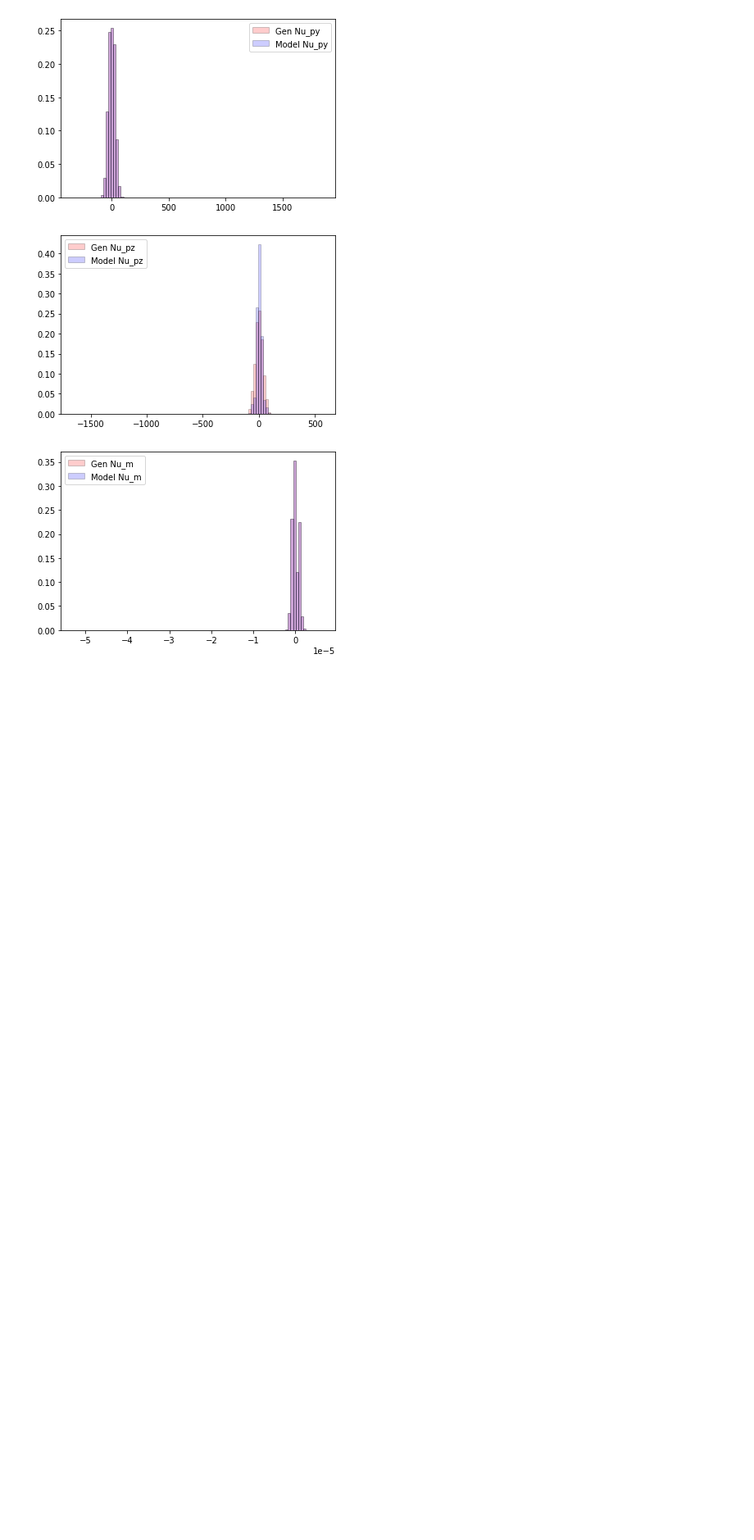
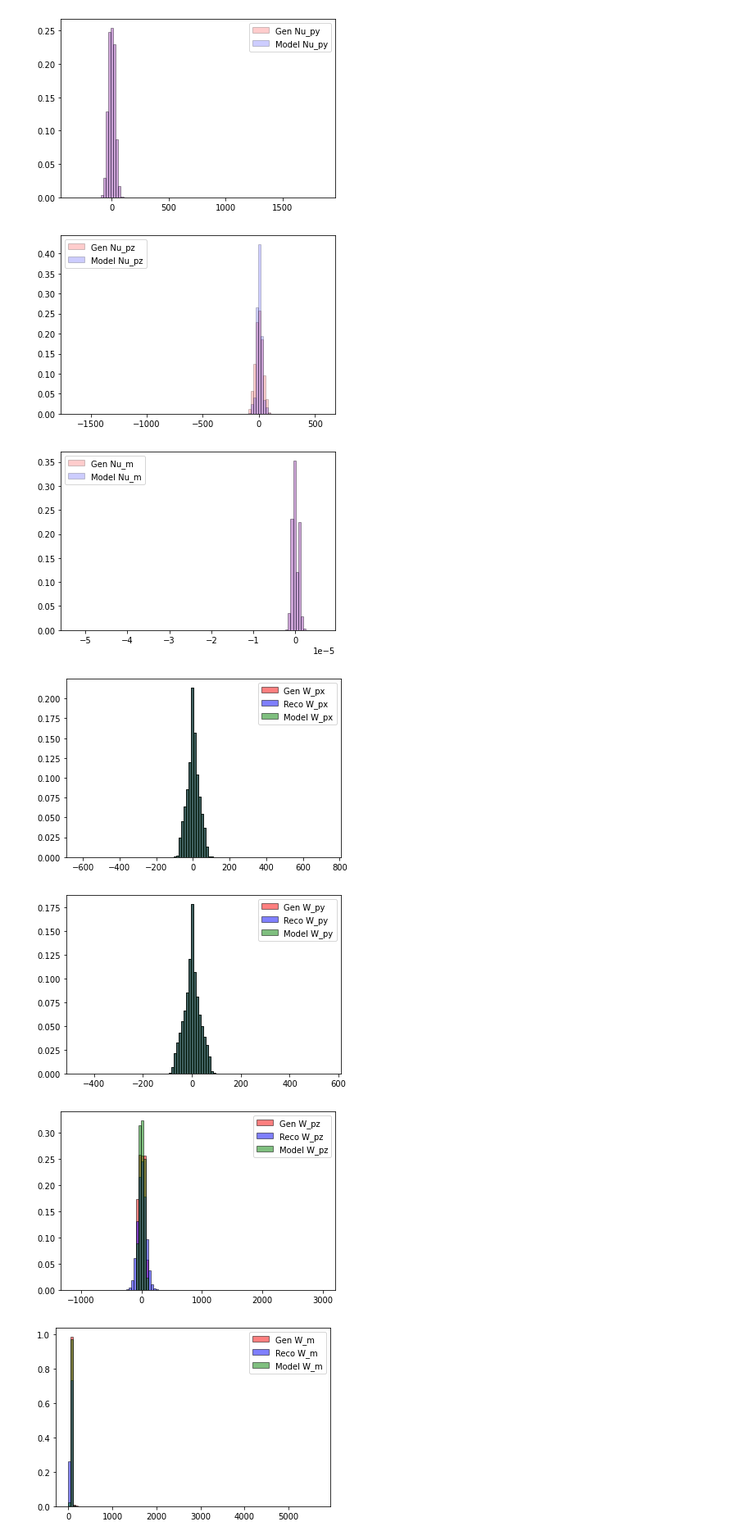
Before and after one commit to vladov3000/MissingMassRegressionOld, a Jupyter notebook: notebooks/wlnu/Comparison.ipynb, the cells around one changed output. Shown: that part at 82% size. Cells and saved outputs as stored; diff of their text form; code cells hidden in the pictures; blank space fills up the shorter version.

```diff
--- a/notebooks/Comparison.ipynb
+++ b/notebooks/wlnu/Comparison.ipynb
@@ -30,5 +37,5 @@ from wlnu.
 # %%
-model = WLNuModel.load_from_checkpoint("../wlnu/best/hz1p5ftv/checkpoints/epoch=22-step=2023.ckpt", n_features=5)
+model = WLNuModel.load_from_checkpoint("../../wlnu/best/hz1p5ftv/checkpoints/epoch=22-step=2023.ckpt", n_features=5)
 # %%
 X = gen_df.drop(labels=["W_px", "W_py", "W_pz", "W_m", "L_m", "Nu_m", "Nu_pz"], axis=1)
 display(X)
@@ -193,3 +200,30 @@ plot_hist(gen_df, model_df, "Model")
 [figure]
 [figure]
 [figure]
+# %%
+def plot_many_hists(*dfs, names=["Gen", "Reco", "Model"]):
+    for col_name in dfs[0].columns:
+
+        cols = [df[col_name] for df in dfs]
+
+        bins = np.histogram(np.hstack(cols), bins=100)[1]
+
+        kwargs = {
+            "bins": bins,
+            "alpha": 0.5,
+            "edgecolor": "black"
+        }
+        colors = ["red", "blue", "green"]
+
+        plt.figure()
+
+        for (name, color, col) in zip(names, colors, cols):
+            plt.hist(col, label=f"{name} {col_name}", color=color, weights=norm_weights(col), **kwargs)
+        plt.legend()
+# %%
+plot_many_hists(gen_df, reco_df, model_df)
+# %% [output]
+[figure, added]
+[figure, added]
+[figure, added]
+[figure, added]
```
Also changed, not shown: parts of 9 cells of this notebook, 10 other files.
